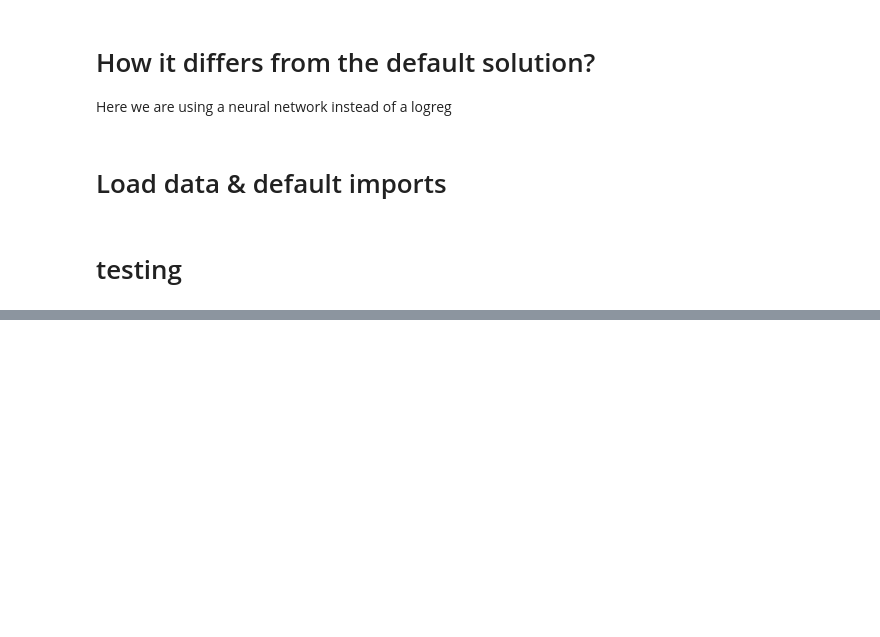
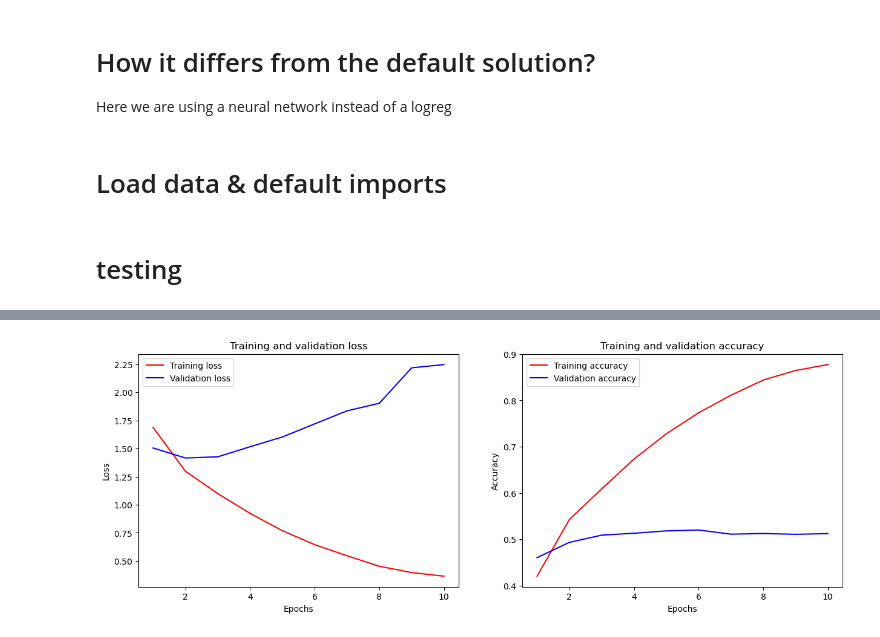
Before and after one commit to rureirureirurei/cifar10, a Jupyter notebook: nn.ipynb, the cells around one changed output, grey strips where cells are left out. Saved outputs shown, nothing was run; the diff lists cells and outputs as text; code cells hidden in the pictures; blank space fills up the shorter version.

```diff
--- a/nn.ipynb
+++ b/nn.ipynb
@@ -52,8 +53,8 @@ with np.load('cifar.npz') as data:
 C          = -1
 PATCH_SIZE = 4
 PATCH_NUM  = 1000000
-STRIDE     = 4
-K          = 64
+STRIDE     = 2
+K          = 6
 # %%
 extractor = FeaturesExtractor(PATCH_SIZE, PATCH_NUM, STRIDE, K)
 
@@ -62,19 +63,21 @@ extractor.fit(X_trn)
 X_trn_features = extractor.extract(X_trn)
 X_tst_features = extractor.extract(X_tst)
 
-y_trn = keras.utils.to_categorical(y_trn)
-y_tst = keras.utils.to_categorical(y_tst)
+y_trn_categorical = keras.utils.to_categorical(y_trn)
+y_tst_categorical = keras.utils.to_categorical(y_tst)
 # %%
 M = X_trn_features.shape[1]
 
 model = Sequential()
-model.add(Dense(512, activation='relu', input_shape=(M,)))
-model.add(Dense(512, activation='relu'))
+model.add(Dense(1024, activation='relu', input_shape=(M,)))
+model.add(Dense(1024, activation='relu'))
+model.add(Dense(1024, activation='relu'))
 model.add(Dense(10, activation='softmax'))
 model.compile(loss='categorical_crossentropy', optimizer='adam', metrics=['accuracy'])
 
-history = model.fit(X_trn_features, y_trn, batch_size=512, epochs=20, verbose=1, validation_data=(X_tst_features, y_tst))
+history = model.fit(X_trn_features, y_trn_categorical, batch_size=128, epochs=10, verbose=1, validation_data=(X_tst_features, y_tst_categorical))
 
-loss, accuracy = model.evaluate(X_tst_features, y_tst, verbose=0)
+loss, accuracy = model.evaluate(X_tst_features, y_tst_categorical, verbose=0)
 print('Accuracy:', accuracy)
+plot_history(history)
 # %% [output]
@@ -97,0 +101 @@ Epoch 13/20
+[figure, added]
```
Also changed, not shown: parts of 2 cells of this notebook, 1 other file.
